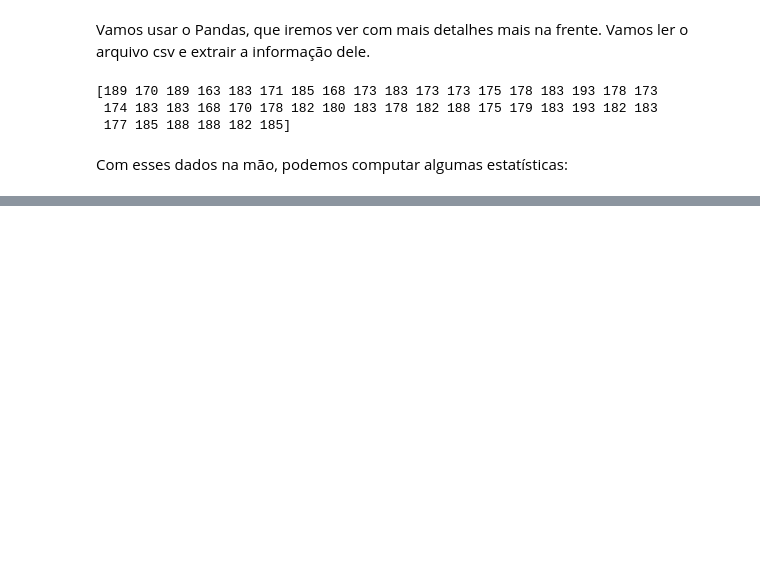
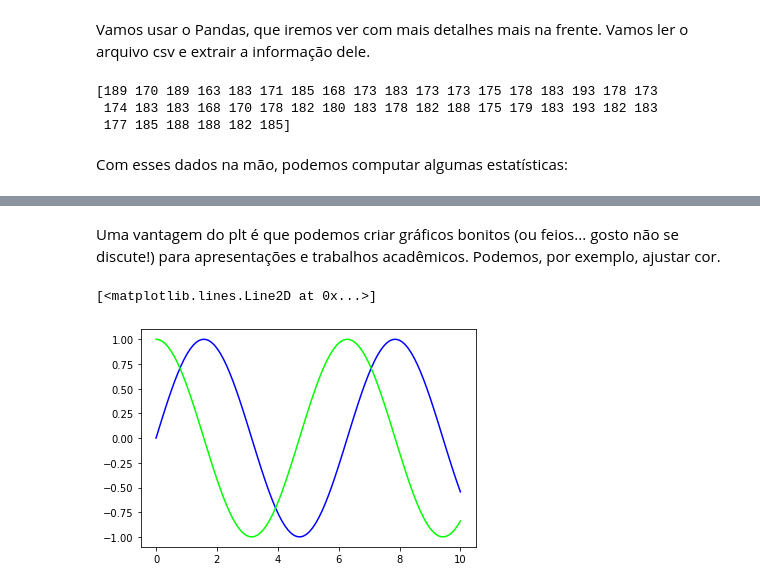
Before and after one commit to wlcosta/voxar-ml-workshop, a Jupyter notebook: ML_Workshop.ipynb, the cells around one changed output, grey strips where cells are left out. Saved outputs shown, nothing was run; the diff lists cells and outputs as text; code cells hidden in the pictures; blank space fills up the shorter version.

```diff
--- a/ML_Workshop.ipynb
+++ b/ML_Workshop.ipynb
@@ -454,0 +585,9 @@ print("Máximo:    ", heights.max())
+# %% [markdown]
+Uma vantagem do plt é que podemos criar gráficos bonitos (ou feios... gosto não se discute!) para apresentações e trabalhos acadêmicos. Podemos, por exemplo, ajustar cor.
+# %%
+plt.figure()
+plt.plot(x, np.sin(x), color='blue') # nome da cor
+plt.plot(x, np.cos(x), color=(0, 1, 0)) # rgb
+# %% [output]
+[<matplotlib.lines.Line2D at 0x...>]
+[figure, added]
```
Also changed, not shown: parts of 107 cells of this notebook.
